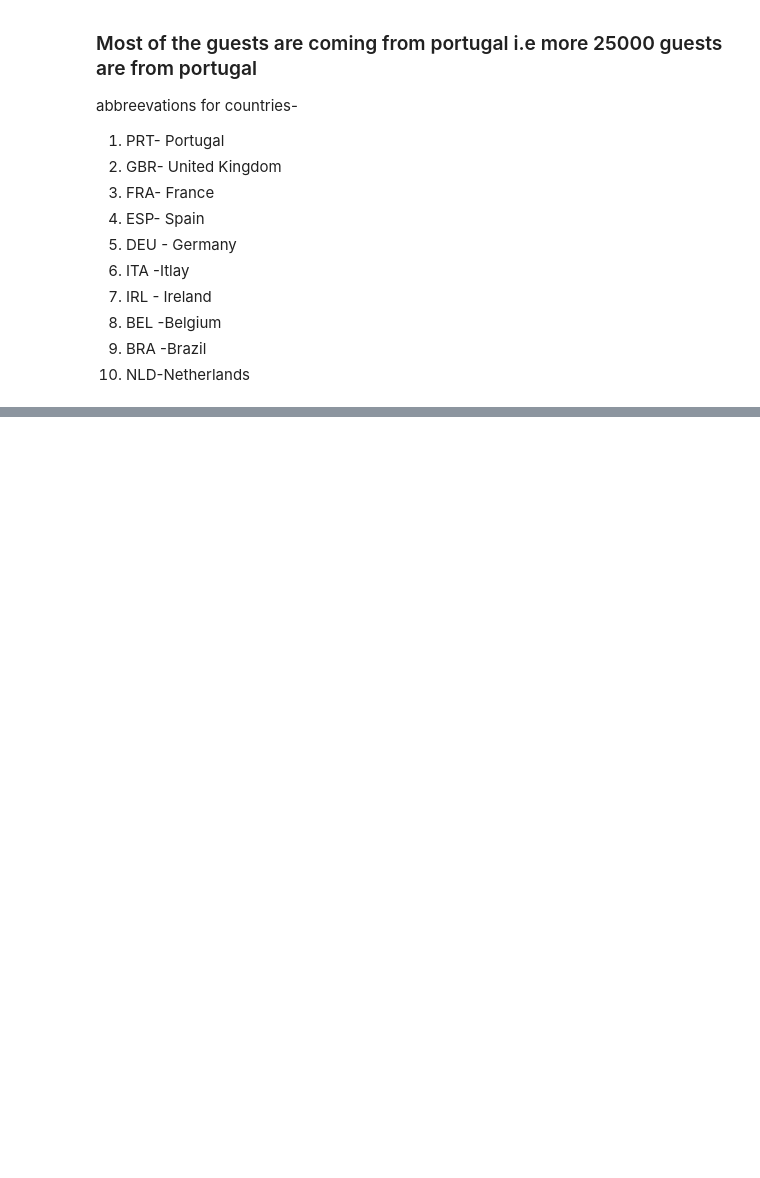
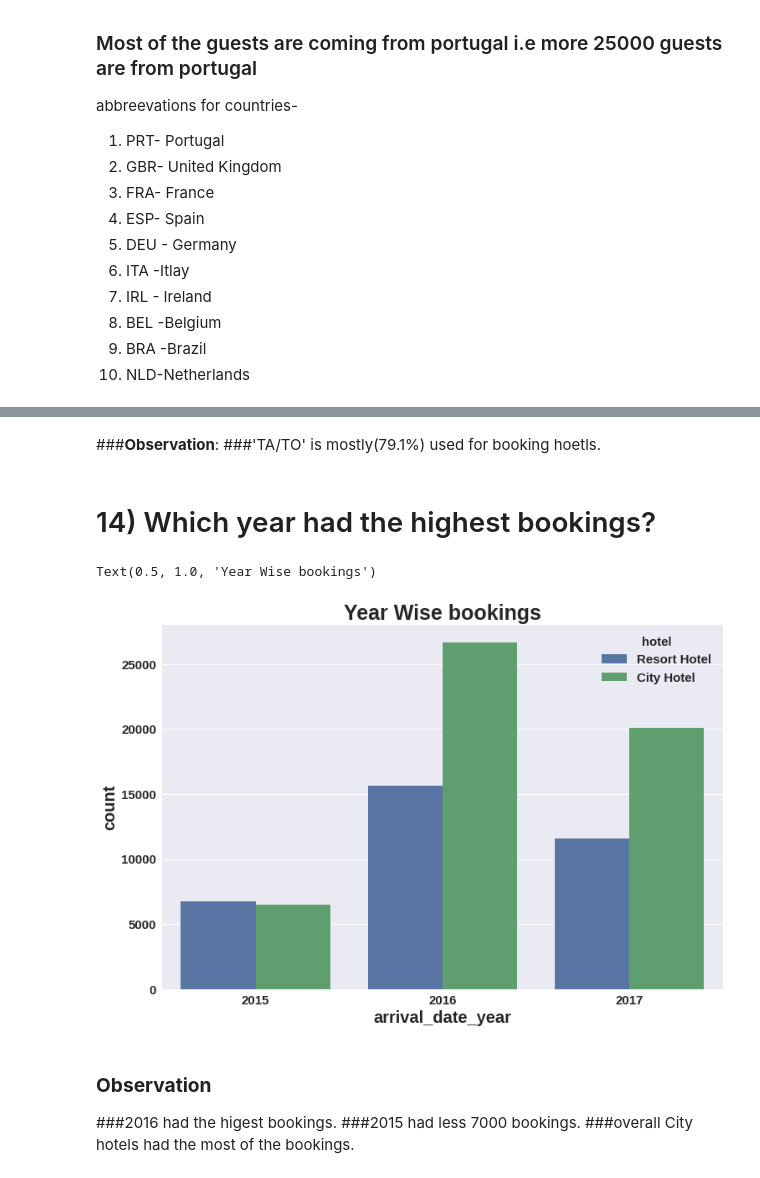
Before and after one commit to 007jayesh/Hotel-Booking-EDA, a Jupyter notebook: EDA_onHotel_Booking_Analysis_Final.ipynb, the cells around one changed output, grey strips where cells are left out. Cells and saved outputs as stored; diff of their text form; code cells hidden in the pictures; blank space fills up the shorter version.

```diff
--- a/EDA_onHotel_Booking_Analysis_Final.ipynb
+++ b/EDA_onHotel_Booking_Analysis_Final.ipynb
@@ -434,0 +526,20 @@ abbreevations for countries-
+# %% [markdown]
+###**Observation**:
+###'TA/TO' is mostly(79.1%) used for booking hoetls.
+# %% [markdown]
+# 14) Which year had the highest bookings?
+# %%
+# set plot size
+plt.figure(figsize=(12,8))
+
+#  plot with countplot
+sns.countplot(x=df['arrival_date_year'],hue=df['hotel'])
+plt.title("Year Wise bookings")
+# %% [output]
+Text(0.5, 1.0, 'Year Wise bookings')
+[figure, added]
+# %% [markdown]
+### **Observation**
+###2016 had the higest bookings.
+###2015 had less 7000 bookings.
+###overall City hotels had the most of the bookings.
```
Also changed, not shown: parts of 23 cells of this notebook.
